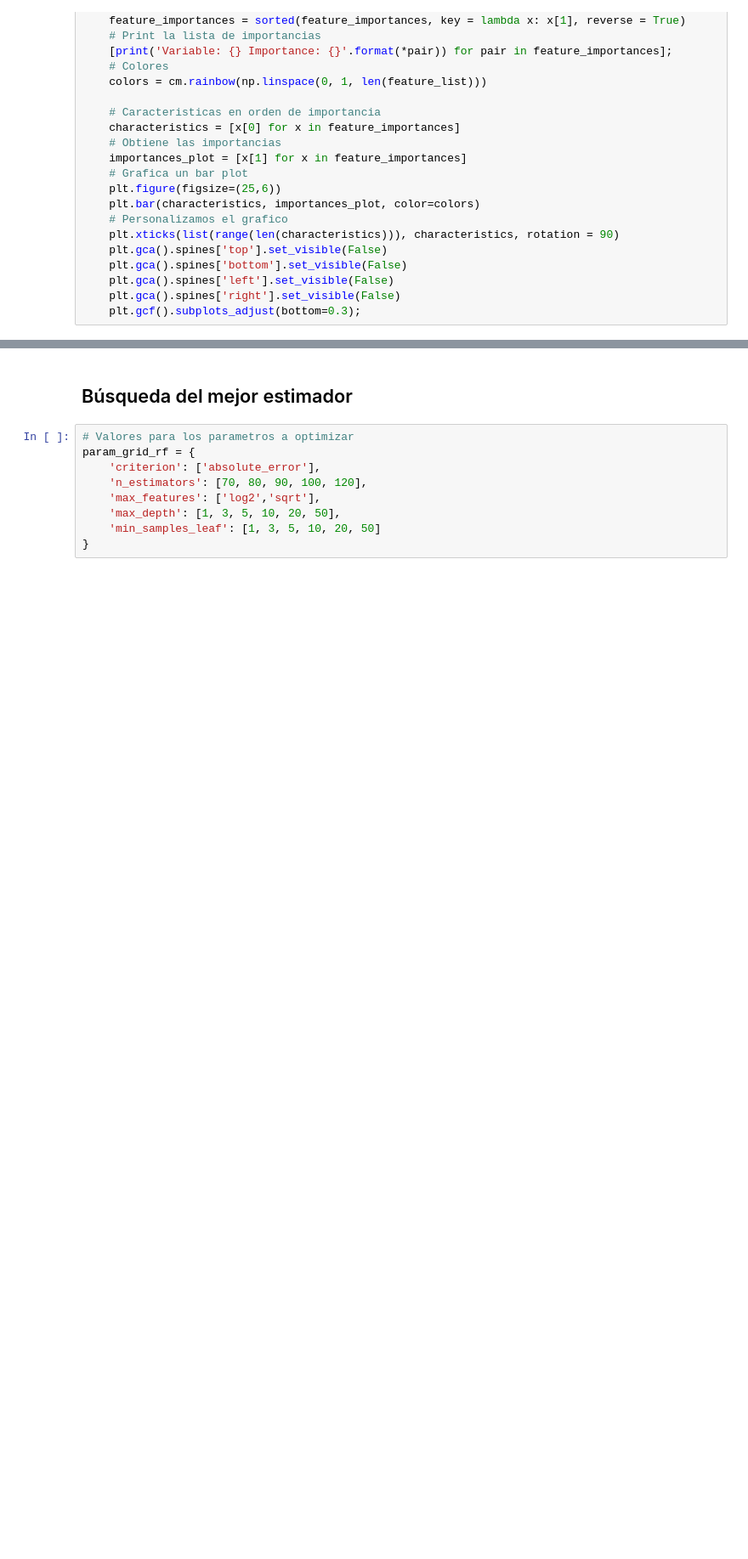
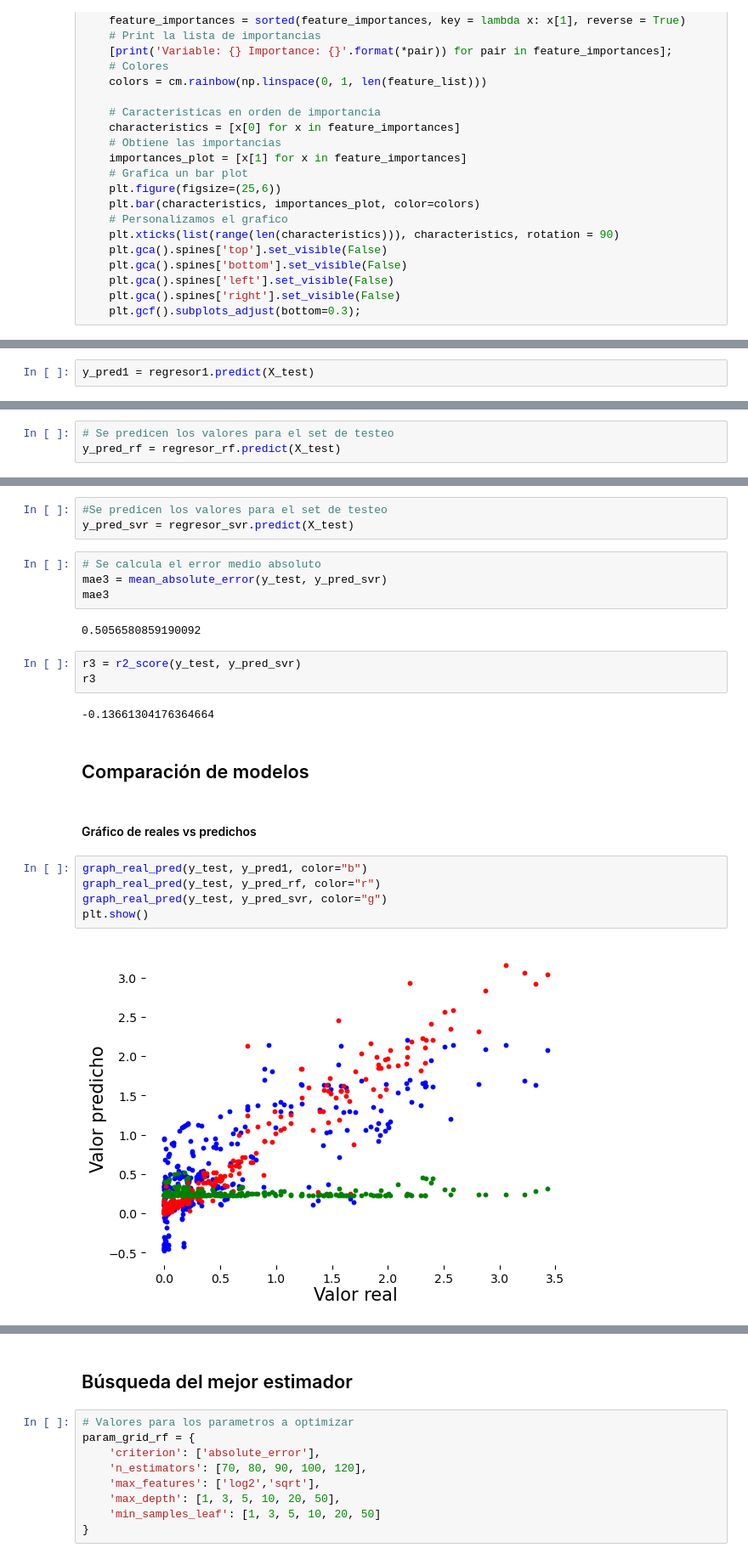
Before and after one commit to L-Ameneiro/EDA-Datasets, a Jupyter notebook: notebooks/produccion_low_carbon.ipynb, the cells around one changed output, grey strips where cells are left out. Shown at 85% size. Cells and saved outputs as stored; diff of their text form; blank space fills up the shorter version.

```diff
--- a/notebooks/produccion_low_carbon.ipynb
+++ b/notebooks/produccion_low_carbon.ipynb
@@ -231,0 +240,2 @@ def feature_importance(model, feature_list):
+# %%
+y_pred1 = regresor1.predict(X_test)
@@ -231,0 +296,3 @@ def feature_importance(model, feature_list):
+# %%
+# Se predicen los valores para el set de testeo
+y_pred_rf = regresor_rf.predict(X_test)
@@ -231,0 +334,25 @@ def feature_importance(model, feature_list):
+# %%
+#Se predicen los valores para el set de testeo
+y_pred_svr = regresor_svr.predict(X_test)
+# %%
+# Se calcula el error medio absoluto
+mae3 = mean_absolute_error(y_test, y_pred_svr)
+mae3
+# %% [output]
+0.5056580859190092
+# %%
+r3 = r2_score(y_test, y_pred_svr)
+r3
+# %% [output]
+-0.13661304176364664
+# %% [markdown]
+## Comparación de modelos
+# %% [markdown]
+#### Gráfico de reales vs predichos
+# %%
+graph_real_pred(y_test, y_pred1, color="b")
+graph_real_pred(y_test, y_pred_rf, color="r")
+graph_real_pred(y_test, y_pred_svr, color="g")
+plt.show()
+# %% [output]
+[figure, added]
```
Also changed, not shown: parts of 98 cells of this notebook.
